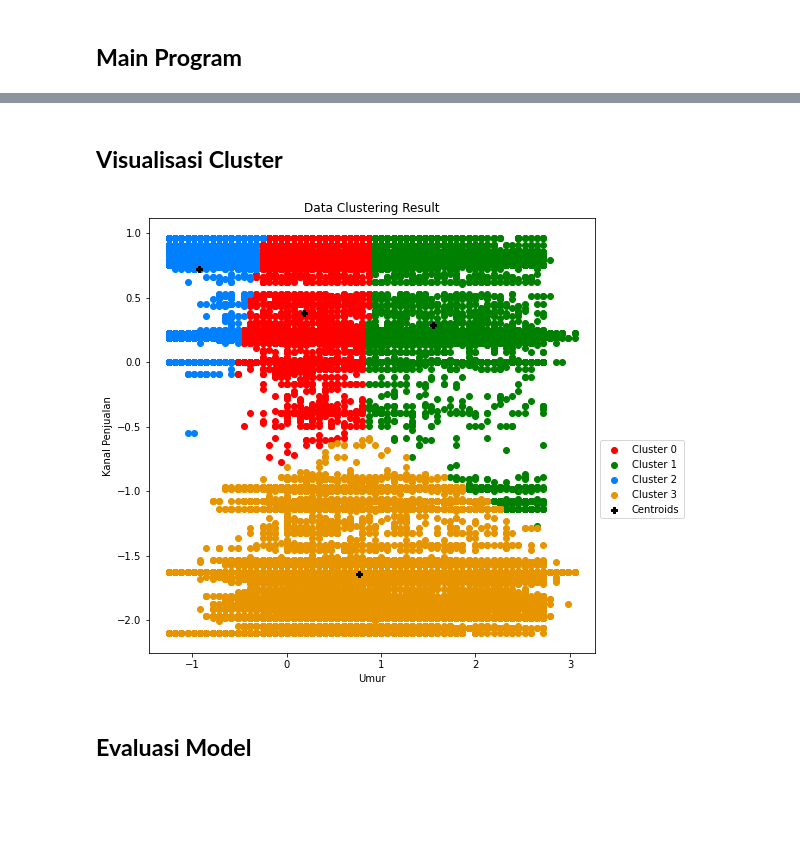
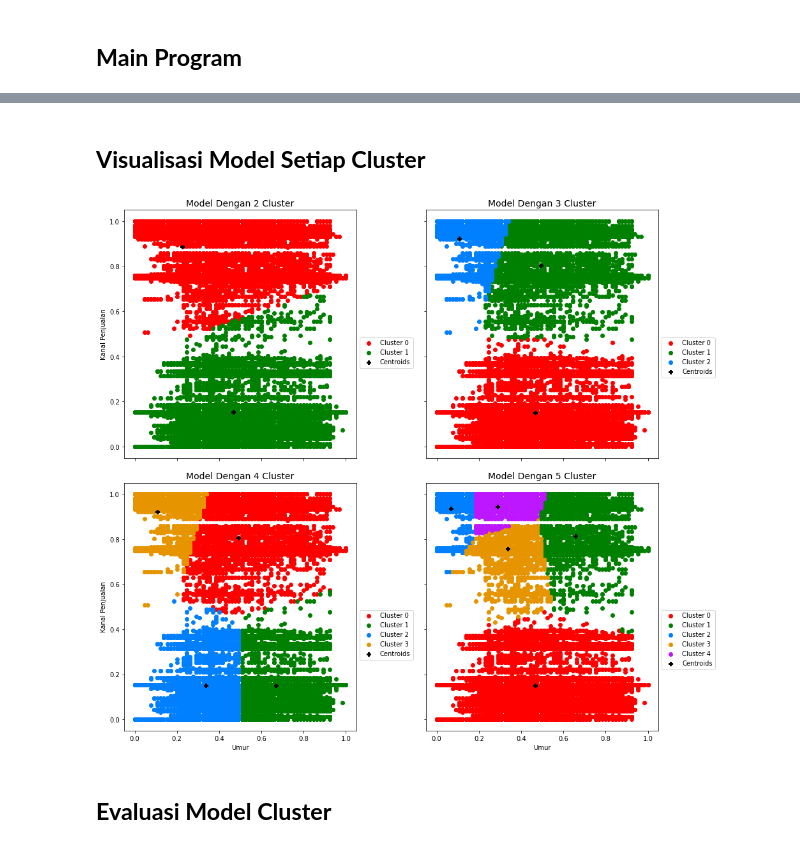
Before and after one commit to ShinyQ/Tugas-Besar_Pembelajaran-Mesin_KMeans-Clustering, a Jupyter notebook: Tubes_Clustering_Kmeans.ipynb, the cells around one changed output, grey strips where cells are left out. Saved outputs shown, nothing was run; the diff lists cells and outputs as text; code cells hidden in the pictures; blank space fills up the shorter version.

```diff
--- a/Tubes_Clustering_Kmeans.ipynb
+++ b/Tubes_Clustering_Kmeans.ipynb
@@ -181,12 +188,0 @@ Centroid 4 : [ 0.76661838 -1.64078949]
-# %%
-# Memetakkan Nilai X Dan Y Untuk Setiap Data Pada Dictionary Cluster
-clusterize = pd.DataFrame(dict([(k, pd.Series(v)) for k, v in cluster.items()]))
-
-# Membuat Nama Kolom Cluster Berdasarkan Jumlah Cluster Pada Clusterize
-col = []
-for i in range(len(clusterize.columns)):
-    col.append('Cluster ' + str(i + 1))
-
-# Melakukan Set Nama Kolom Dan Menampilkan Sample Data Cluster
-clusterize.columns = col
-clusterize.sample(8)
@@ -202,0 +189,24 @@ clusterize.sample(8)
+# %%
+# Inisialisasi Array Untuk WCSS Dan Keseluruhan Hasil Cluster
+wcss_all = []
+cluster_all = []
+
+# Merubah DataFrame Menjadi Numpy Array
+data = df.to_numpy()
+
+# Memasukkan Nilai Maksimum Iterasi
+max_iter = 100
+
+# Inisialisasi Range K
+K = range(2, 6)
+
+# Melakukan Perulangan Untuk Setiap Range
+for i in K:
+
+    # Menggunakan Model Yang Telah Dibangun Untuk Mendapatkan Centroid, Cluster Dan Nilai WCSS
+    centroid, cluster, wcss = kmeans(i, max_iter, data)
+    print(f'Centroid Cluster-{i}: \n{centroid}\n')
+
+    # Memasukkan Setiap Nilai Yang Direturn Kedalam Array
+    wcss_all.append(wcss)
+    cluster_all.append([i, cluster, centroid])
@@ -203,33 +225,8 @@ clusterize.sample(8)
 # %% [markdown]
-## **Visualisasi Cluster**
+## **Visualisasi Model Setiap Cluster**
-# %%
-# Set Warna Setiap CLuster
-colors = ['r', 'g', '#0080ff', '#e69500', '#e89500']
-
-# Set Ukuran Dan Judul Plot
-plt.figure(figsize=(8, 8))
-plt.title('Data Clustering Result')
-
-# Melakukan Looping Setiap Titik Data Dan Centroid
-for i in range(k):
-    plt.scatter(
-        df['Umur'][df['Cluster'] == i],
-        df['Kanal_Penjualan'][df['Cluster'] == i],
-        color=colors[i],
-        label=f'Cluster {i}'
-    )
-
-    plt.scatter(centroid[i][0], centroid[i][1], color='k', marker='P')
-
-# Acuan Penampilan Label Centroid
-plt.scatter(centroid[0][0], centroid[0][1], color='k', label="Centroids", marker='P')
-
-# Set Nama Label X Dan Y Pada Plot Dan Set Tempat Legend Ditampilkan
-plt.xlabel("Umur")
-plt.ylabel("Kanal Penjualan")
-plt.legend(loc='best', bbox_to_anchor=(1, 0.5))
-plt.show()
-# %% [output]
-[figure, removed]
+# %%
+clusterize = visualize_cluster(cluster_all)
+# %% [output]
+[figure, added]
 # %% [markdown]
-## **Evaluasi Model**
+## **Evaluasi Model Cluster**
```
Also changed, not shown: parts of 16 cells of this notebook, 2 other files.
